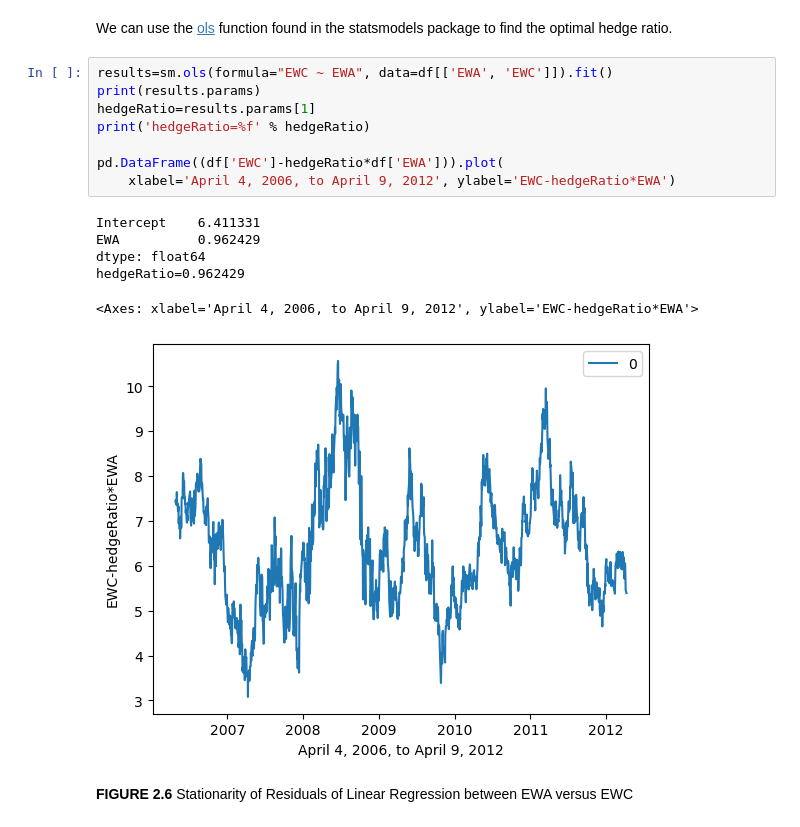
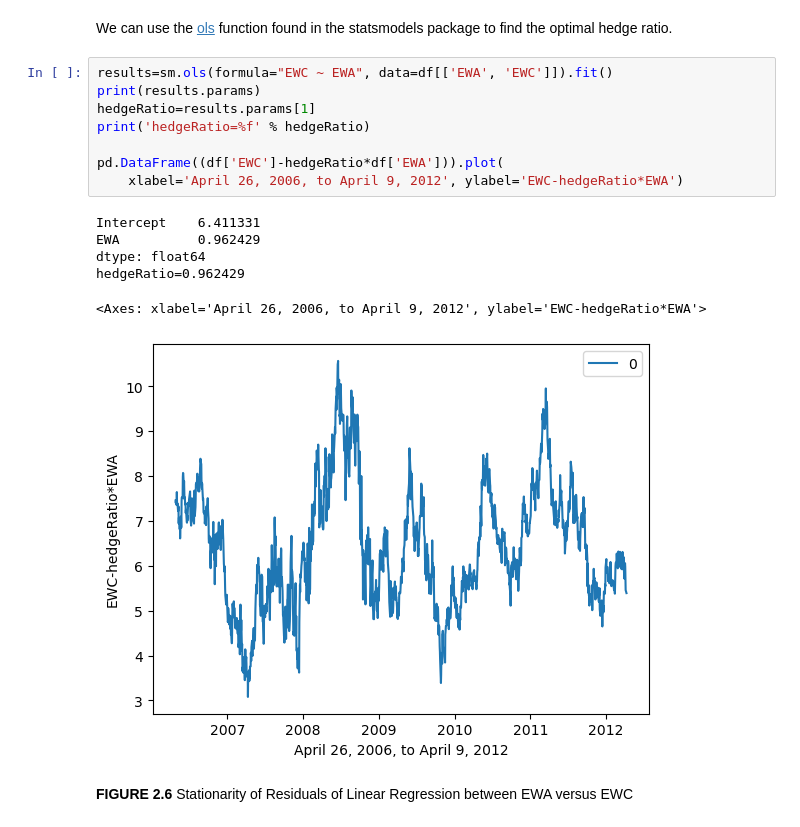
Before and after one commit to usunyu/quant-for-manna, a Jupyter notebook: Algorithmic Trading - Winning Strategies and Their Rationale/Example2_6_Using_the_CADF_Test_for_Cointegration.ipynb, the cells around one changed output. Cells and saved outputs as stored; diff of their text form.

```diff
--- a/Algorithmic Trading - Winning Strategies and Their Rationale/Example2_6_Using_the_CADF_Test_for_Cointegration.ipynb
+++ b/Algorithmic Trading - Winning Strategies and Their Rationale/Example2_6_Using_the_CADF_Test_for_Cointegration.ipynb
@@ -41,18 +41,18 @@ We can use the [ols](https://www.statsmodels.org/stable/generated/statsmodels.fo
 # %%
 results=sm.ols(formula="EWC ~ EWA", data=df[['EWA', 'EWC']]).fit()
 print(results.params)
 hedgeRatio=results.params[1]
 print('hedgeRatio=%f' % hedgeRatio)
 
 pd.DataFrame((df['EWC']-hedgeRatio*df['EWA'])).plot(
-    xlabel='April 4, 2006, to April 9, 2012', ylabel='EWC-hedgeRatio*EWA')
+    xlabel='April 26, 2006, to April 9, 2012', ylabel='EWC-hedgeRatio*EWA')
 # %% [output]
 Intercept    6.411331
 EWA          0.962429
 dtype: float64
 hedgeRatio=0.962429
-<Axes: xlabel='April 4, 2006, to April 9, 2012', ylabel='EWC-hedgeRatio*EWA'>
+<Axes: xlabel='April 26, 2006, to April 9, 2012', ylabel='EWC-hedgeRatio*EWA'>
-[figure, old version]
+[figure, new version]
 # %% [markdown]
 **FIGURE 2.6** Stationarity of Residuals of Linear Regression between EWA versus EWC
 # %% [markdown]
```
